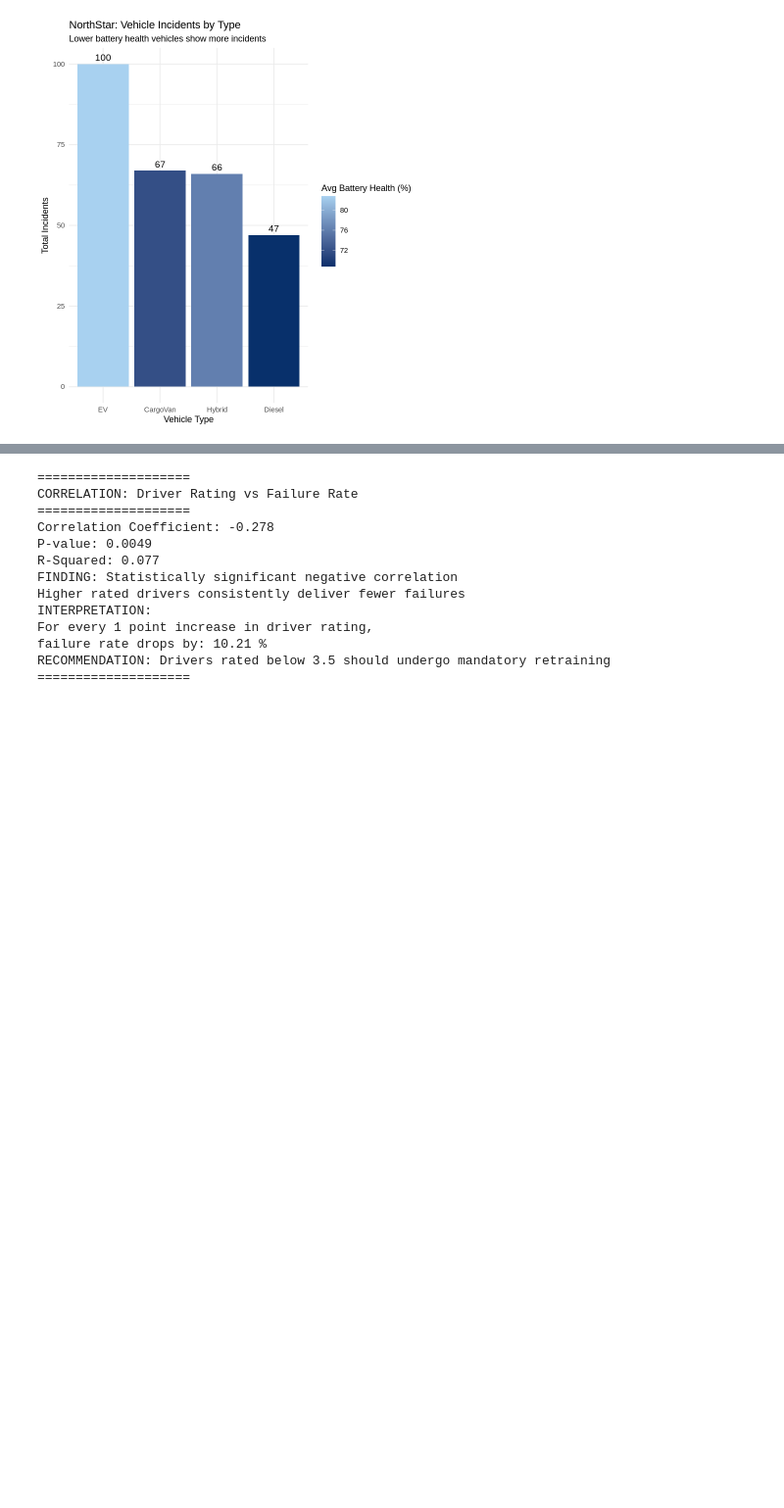
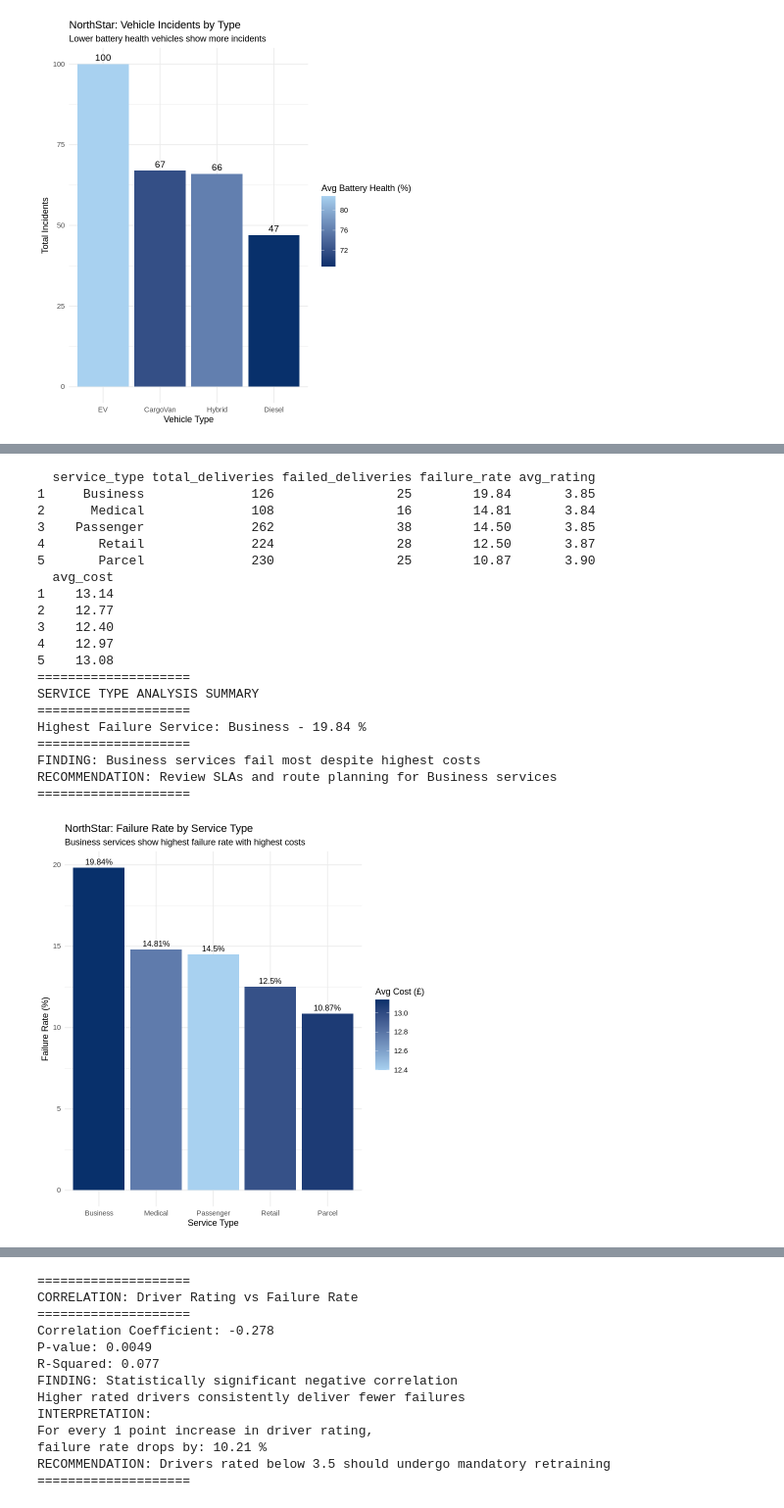
Before and after one commit to jaysagaredu-afk/northstar-dbanalysis-assessment, a Jupyter notebook: r_sql.ipynb, the cells around one changed output, grey strips where cells are left out. Shown at 98% size. Drawn from its saved outputs; the diff is of its cells as text; code cells hidden in the pictures; blank space fills up the shorter version.

```diff
--- a/r_sql.ipynb
+++ b/r_sql.ipynb
@@ -378,0 +482,62 @@ RECOMMENDATION: Prioritise maintenance for EV fleet
+# %%
+service_type_analysis <- sqldf("
+SELECT o.service_type,
+       COUNT(dv.delivery_id) AS total_deliveries,
+       SUM(CASE WHEN dv.delivery_status = 'Failed' THEN 1 ELSE 0 END) AS failed_deliveries,
+       ROUND(SUM(CASE WHEN dv.delivery_status = 'Failed' THEN 1 ELSE 0 END) * 100.0 / COUNT(*), 2) AS failure_rate,
+       ROUND(AVG(dv.customer_rating_post_delivery), 2) AS avg_rating,
+       ROUND(AVG(dv.fuel_or_charge_cost), 2) AS avg_cost
+FROM deliveries dv
+JOIN orders o ON dv.order_id = o.order_id
+GROUP BY o.service_type
+ORDER BY failure_rate DESC
+")
+
+print(service_type_analysis)
+
+ggplot(service_type_analysis, aes(x = reorder(service_type, -failure_rate),
+                                   y = failure_rate,
+                                   fill = avg_cost)) +
+geom_bar(stat = "identity") +
+geom_text(aes(label = paste0(failure_rate, "%")), vjust = -0.5, size = 3.5) +
+scale_fill_gradient(low = "#a8d1f0", high = "#08306b") +
+labs(title = "NorthStar: Failure Rate by Service Type",
+     subtitle = "Business services show highest failure rate with highest costs",
+     x = "Service Type",
+     y = "Failure Rate (%)",
+     fill = "Avg Cost (£)") +
+theme_minimal()
+
+worst_service <- service_type_analysis$service_type[1]
+worst_service_rate <- service_type_analysis$failure_rate[1]
+
+cat("====================\n")
+cat("SERVICE TYPE ANALYSIS SUMMARY\n")
+cat("====================\n")
+cat("Highest Failure Service:", worst_service, "-", worst_service_rate, "%\n")
+cat("====================\n")
+cat("FINDING: Business services fail most despite highest costs\n")
+cat("RECOMMENDATION: Review SLAs and route planning for Business services\n")
+cat("====================\n")
+# %% [output]
+  service_type total_deliveries failed_deliveries failure_rate avg_rating
+1     Business              126                25        19.84       3.85
+2      Medical              108                16        14.81       3.84
+3    Passenger              262                38        14.50       3.85
+4       Retail              224                28        12.50       3.87
+5       Parcel              230                25        10.87       3.90
+  avg_cost
+1    13.14
+2    12.77
+3    12.40
+4    12.97
+5    13.08
+====================
+SERVICE TYPE ANALYSIS SUMMARY
+====================
+Highest Failure Service: Business - 19.84 %
+====================
+FINDING: Business services fail most despite highest costs
+RECOMMENDATION: Review SLAs and route planning for Business services
+====================
+[figure, added]
```
Also changed, not shown: parts of 4 cells of this notebook.
